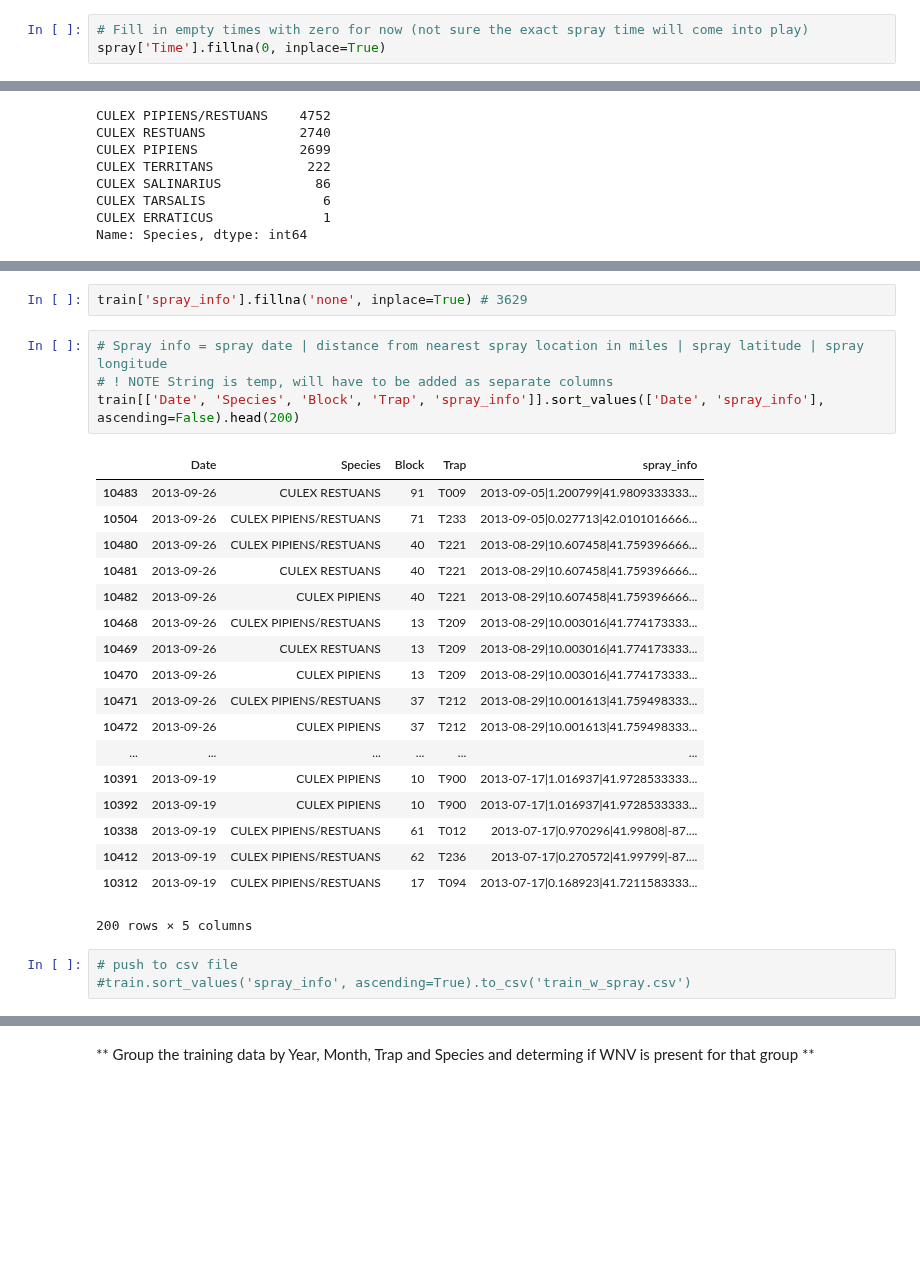
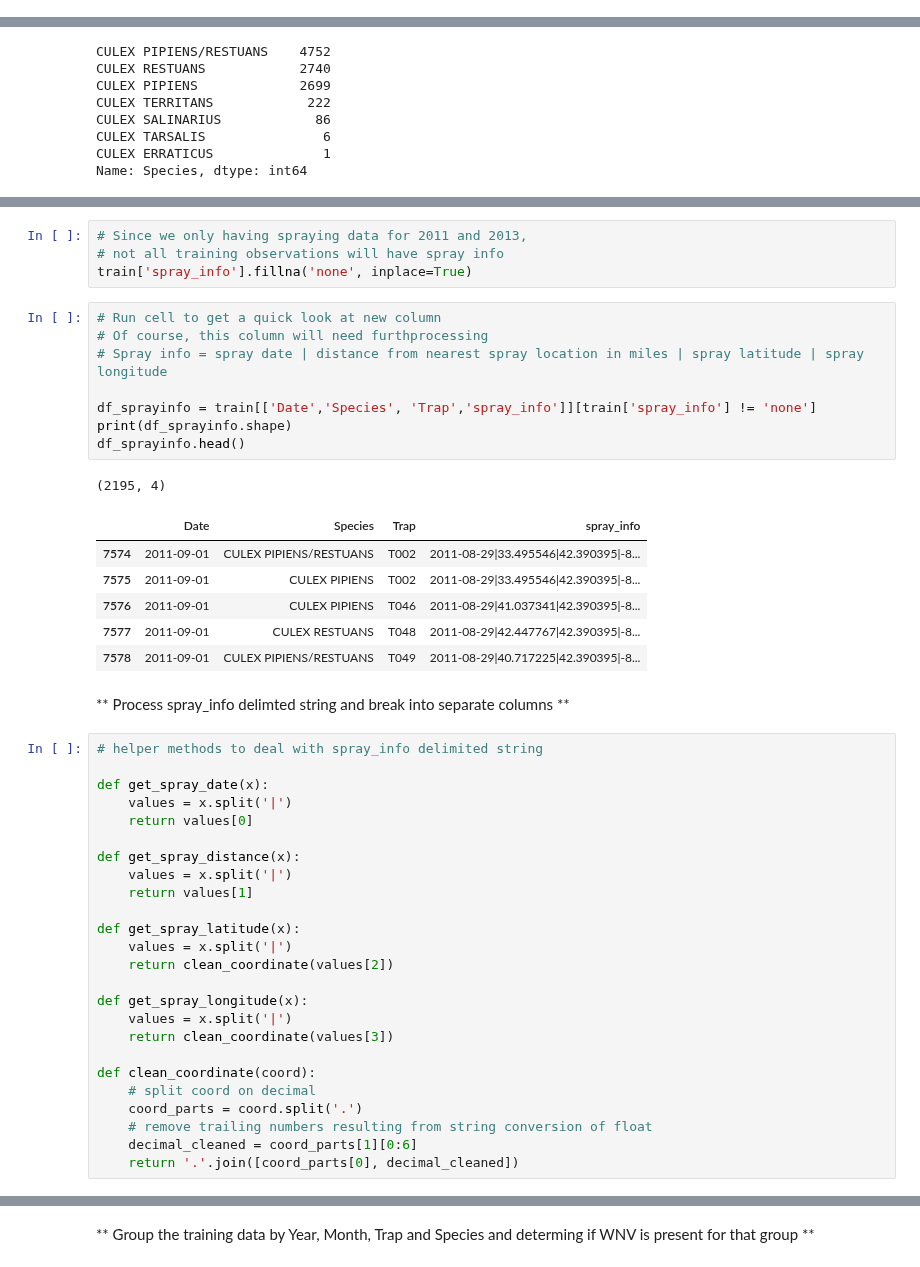
Before and after one commit to reef87/Predicting-West-Nile-Virus-Outbreaks-in-Chicago, a Jupyter notebook: code/project4-k.ipynb, the cells around one changed output, grey strips where cells are left out. Drawn from its saved outputs; the diff is of its cells as text; blank space fills up the shorter version.

```diff
--- a/code/project4-k.ipynb
+++ b/code/project4-k.ipynb
@@ -60,3 +47,0 @@ memory usage: 463.7+ KB
-# %%
-# Fill in empty times with zero for now (not sure the exact spray time will come into play)
-spray['Time'].fillna(0, inplace=True)
@@ -313,28 +213,47 @@ Name: spray_info, Length: 334, dtype: int64
-# %%
-train['spray_info'].fillna('none', inplace=True) # 3629
+# %%
+# Since we only having spraying data for 2011 and 2013,
+# not all training observations will have spray info
+train['spray_info'].fillna('none', inplace=True)
 # %%
+# Run cell to get a quick look at new column
+# Of course, this column will need furthprocessing
 # Spray info = spray date | distance from nearest spray location in miles | spray latitude | spray longitude
-# ! NOTE String is temp, will have to be added as separate columns
-train[['Date', 'Species', 'Block', 'Trap', 'spray_info']].sort_values(['Date', 'spray_info'], ascending=False).head(200)
+
+df_sprayinfo = train[['Date','Species', 'Trap','spray_info']][train['spray_info'] != 'none']
+print(df_sprayinfo.shape)
+df_sprayinfo.head()
 # %% [output]
+(2195, 4)
-|  | Date | Species | Block | Trap | spray_info |
-| 10483 | 2013-09-26 | CULEX RESTUANS | 91 | T009 | 2013-09-05|1.200799|41.9809333333... |
-| 10504 | 2013-09-26 | CULEX PIPIENS/RESTUANS | 71 | T233 | 2013-09-05|0.027713|42.0101016666... |
-| 10480 | 2013-09-26 | CULEX PIPIENS/RESTUANS | 40 | T221 | 2013-08-29|10.607458|41.759396666... |
-| 10481 | 2013-09-26 | CULEX RESTUANS | 40 | T221 | 2013-08-29|10.607458|41.759396666... |
-| 10482 | 2013-09-26 | CULEX PIPIENS | 40 | T221 | 2013-08-29|10.607458|41.759396666... |
-| 10468 | 2013-09-26 | CULEX PIPIENS/RESTUANS | 13 | T209 | 2013-08-29|10.003016|41.774173333... |
-| 10469 | 2013-09-26 | CULEX RESTUANS | 13 | T209 | 2013-08-29|10.003016|41.774173333... |
-| 10470 | 2013-09-26 | CULEX PIPIENS | 13 | T209 | 2013-08-29|10.003016|41.774173333... |
-| 10471 | 2013-09-26 | CULEX PIPIENS/RESTUANS | 37 | T212 | 2013-08-29|10.001613|41.759498333... |
-| 10472 | 2013-09-26 | CULEX PIPIENS | 37 | T212 | 2013-08-29|10.001613|41.759498333... |
-| ... | ... | ... | ... | ... | ... |
-| 10391 | 2013-09-19 | CULEX PIPIENS | 10 | T900 | 2013-07-17|1.016937|41.9728533333... |
-| 10392 | 2013-09-19 | CULEX PIPIENS | 10 | T900 | 2013-07-17|1.016937|41.9728533333... |
-| 10338 | 2013-09-19 | CULEX PIPIENS/RESTUANS | 61 | T012 | 2013-07-17|0.970296|41.99808|-87.... |
-| 10412 | 2013-09-19 | CULEX PIPIENS/RESTUANS | 62 | T236 | 2013-07-17|0.270572|41.99799|-87.... |
-| 10312 | 2013-09-19 | CULEX PIPIENS/RESTUANS | 17 | T094 | 2013-07-17|0.168923|41.7211583333... |
+|  | Date | Species | Trap | spray_info |
+| 7574 | 2011-09-01 | CULEX PIPIENS/RESTUANS | T002 | 2011-08-29|33.495546|42.390395|-8... |
+| 7575 | 2011-09-01 | CULEX PIPIENS | T002 | 2011-08-29|33.495546|42.390395|-8... |
+| 7576 | 2011-09-01 | CULEX PIPIENS | T046 | 2011-08-29|41.037341|42.390395|-8... |
+| 7577 | 2011-09-01 | CULEX RESTUANS | T048 | 2011-08-29|42.447767|42.390395|-8... |
+| 7578 | 2011-09-01 | CULEX PIPIENS/RESTUANS | T049 | 2011-08-29|40.717225|42.390395|-8... |
-200 rows × 5 columns
-# %%
-# push to csv file
-#train.sort_values('spray_info', ascending=True).to_csv('train_w_spray.csv')
+# %% [markdown]
+** Process spray_info delimted string and break into separate columns **
+# %%
+# helper methods to deal with spray_info delimited string
+
+def get_spray_date(x):
+    values = x.split('|')
+    return values[0]
+
+def get_spray_distance(x):
+    values = x.split('|')
+    return values[1]
+
+def get_spray_latitude(x):
+    values = x.split('|')
+    return clean_coordinate(values[2])
+
+def get_spray_longitude(x):
+    values = x.split('|')
+    return clean_coordinate(values[3])
+
+def clean_coordinate(coord):
+    # split coord on decimal
+    coord_parts = coord.split('.')
+    # remove trailing numbers resulting from string conversion of float
+    decimal_cleaned = coord_parts[1][0:6]
+    return '.'.join([coord_parts[0], decimal_cleaned])
```
Also changed, not shown: parts of 61 cells of this notebook.
